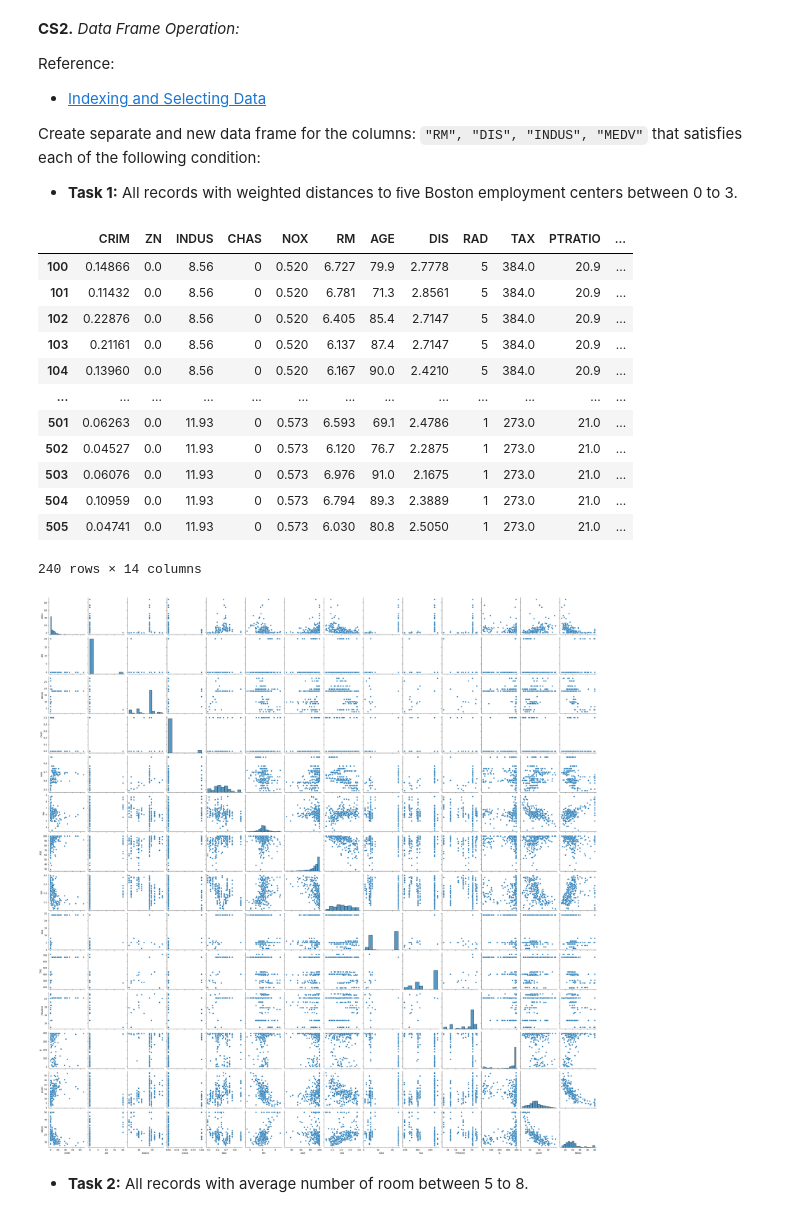
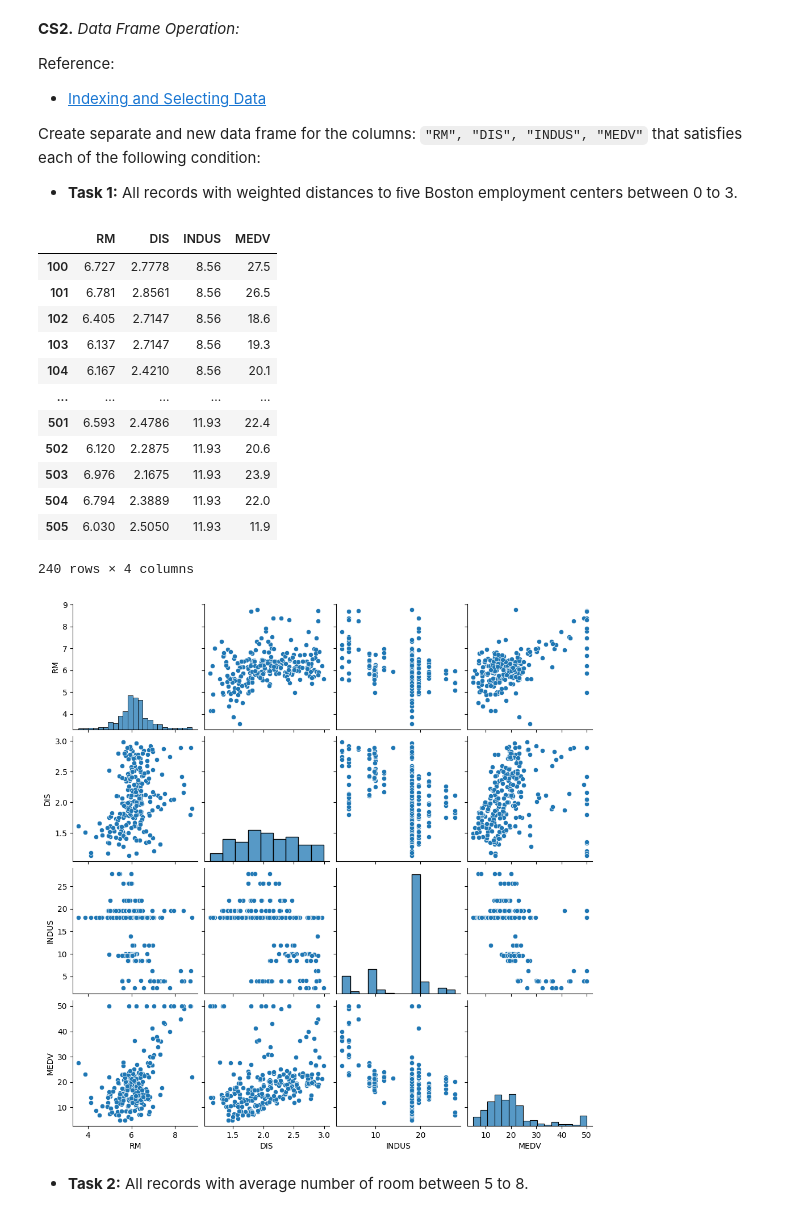
Before and after one commit to kaine119/10.020_DDW, a Jupyter notebook: Week08/Week08_Cohort.ipynb, the cells around one changed output. Saved outputs shown, nothing was run; the diff lists cells and outputs as text; code cells hidden in the pictures.

```diff
--- a/Week08/Week08_Cohort.ipynb
+++ b/Week08/Week08_Cohort.ipynb
@@ -158,33 +158,33 @@ Create separate and new data frame for the columns: `"RM", "DIS", "INDUS", "MEDV
 # %%
 # specify the columns of interest, replace the None
 columns = ["RM", "DIS", "INDUS", "MEDV"]
 
 # use conditions for row selector and column selector
 # replace the None
-df_1 = df.loc[df["DIS"] < 3]
+df_1 = df.loc[(df["DIS"] <= 3) & (df["DIS"] >= 0), columns]
 
 display(df_1)
 
 ###
 ### YOUR CODE HERE
 ###
 
 myplot = sns.pairplot(data=df_1)
 # %% [output]
-|  | CRIM | ZN | INDUS | CHAS | NOX | RM | AGE | DIS | RAD | TAX | PTRATIO | ... |
-| 100 | 0.14866 | 0.0 | 8.56 | 0 | 0.520 | 6.727 | 79.9 | 2.7778 | 5 | 384.0 | 20.9 | ... |
-| 101 | 0.11432 | 0.0 | 8.56 | 0 | 0.520 | 6.781 | 71.3 | 2.8561 | 5 | 384.0 | 20.9 | ... |
-| 102 | 0.22876 | 0.0 | 8.56 | 0 | 0.520 | 6.405 | 85.4 | 2.7147 | 5 | 384.0 | 20.9 | ... |
-| 103 | 0.21161 | 0.0 | 8.56 | 0 | 0.520 | 6.137 | 87.4 | 2.7147 | 5 | 384.0 | 20.9 | ... |
-| 104 | 0.13960 | 0.0 | 8.56 | 0 | 0.520 | 6.167 | 90.0 | 2.4210 | 5 | 384.0 | 20.9 | ... |
-| ... | ... | ... | ... | ... | ... | ... | ... | ... | ... | ... | ... | ... |
-| 501 | 0.06263 | 0.0 | 11.93 | 0 | 0.573 | 6.593 | 69.1 | 2.4786 | 1 | 273.0 | 21.0 | ... |
-| 502 | 0.04527 | 0.0 | 11.93 | 0 | 0.573 | 6.120 | 76.7 | 2.2875 | 1 | 273.0 | 21.0 | ... |
-| 503 | 0.06076 | 0.0 | 11.93 | 0 | 0.573 | 6.976 | 91.0 | 2.1675 | 1 | 273.0 | 21.0 | ... |
-| 504 | 0.10959 | 0.0 | 11.93 | 0 | 0.573 | 6.794 | 89.3 | 2.3889 | 1 | 273.0 | 21.0 | ... |
-| 505 | 0.04741 | 0.0 | 11.93 | 0 | 0.573 | 6.030 | 80.8 | 2.5050 | 1 | 273.0 | 21.0 | ... |
+|  | RM | DIS | INDUS | MEDV |
+| 100 | 6.727 | 2.7778 | 8.56 | 27.5 |
+| 101 | 6.781 | 2.8561 | 8.56 | 26.5 |
+| 102 | 6.405 | 2.7147 | 8.56 | 18.6 |
+| 103 | 6.137 | 2.7147 | 8.56 | 19.3 |
+| 104 | 6.167 | 2.4210 | 8.56 | 20.1 |
+| ... | ... | ... | ... | ... |
+| 501 | 6.593 | 2.4786 | 11.93 | 22.4 |
+| 502 | 6.120 | 2.2875 | 11.93 | 20.6 |
+| 503 | 6.976 | 2.1675 | 11.93 | 23.9 |
+| 504 | 6.794 | 2.3889 | 11.93 | 22.0 |
+| 505 | 6.030 | 2.5050 | 11.93 | 11.9 |
-240 rows × 14 columns
+240 rows × 4 columns
-[figure, old version]
+[figure, new version]
 # %%
 ###
 ### AUTOGRADER TEST - DO NOT REMOVE
```
Also changed, not shown: parts of 17 cells of this notebook.
